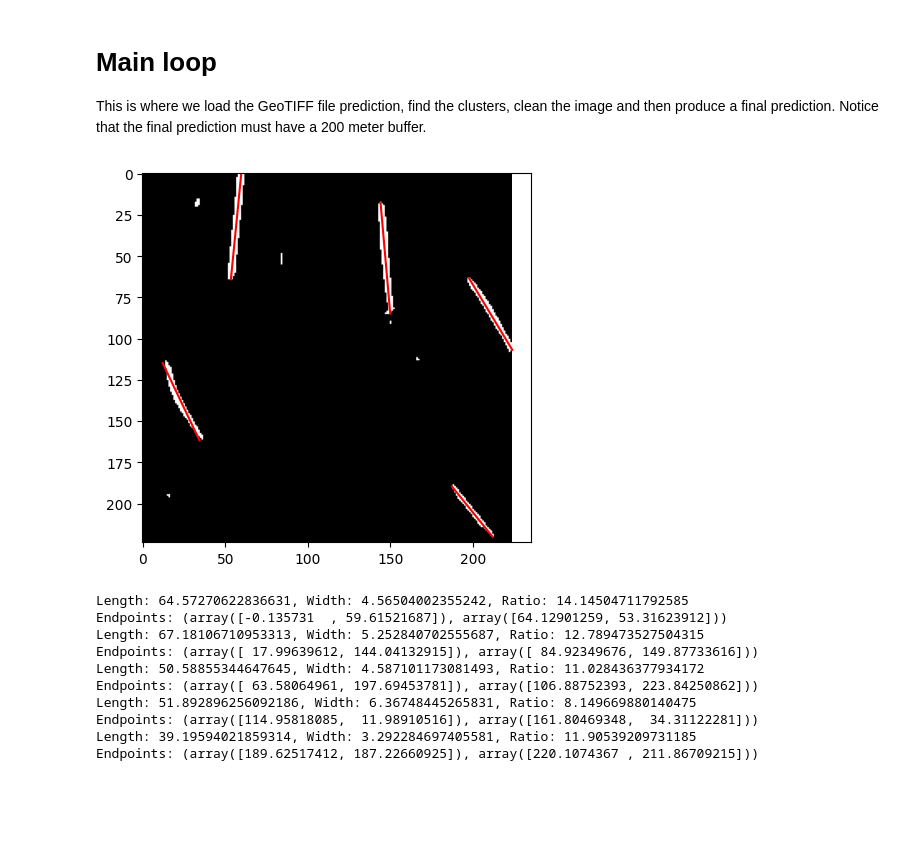
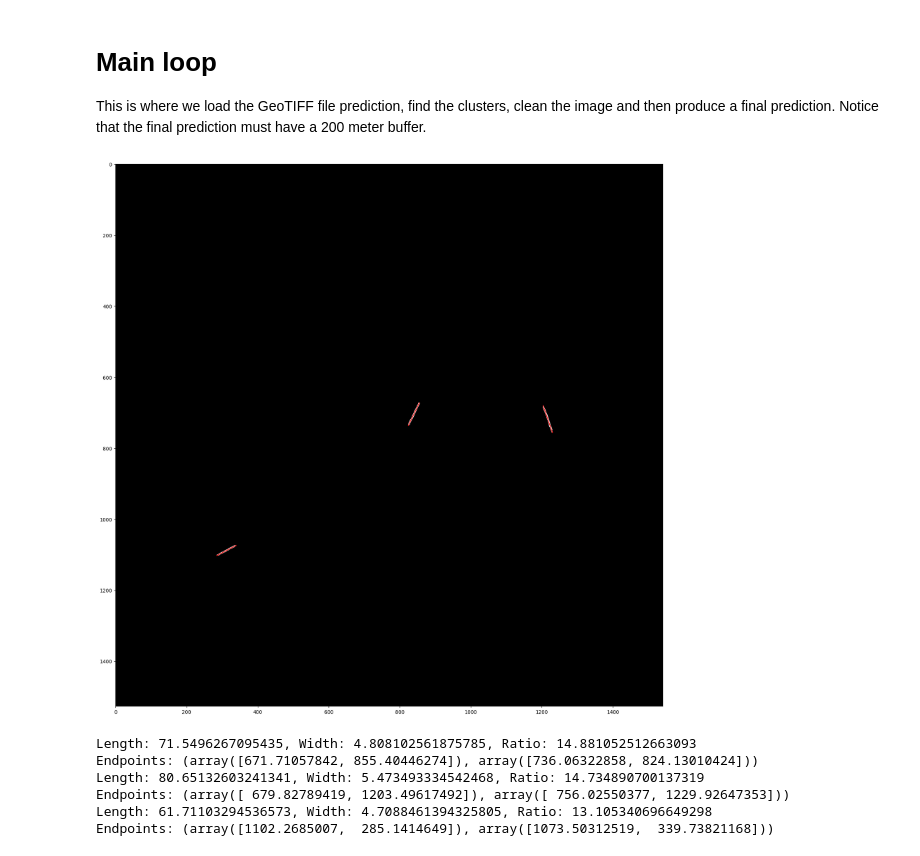
Before and after one commit to liangchow/zindi-amazon-secret-runway, a Jupyter notebook: image_cleaning.ipynb, the cells around one changed output. Saved outputs shown, nothing was run; the diff lists cells and outputs as text; code cells hidden in the pictures; blank space fills up the shorter version.

Commit message:
Last update of the day. The cluster analysis reject clusters if the "width" of the PCA is below a fixed value and if the "length" is below a fixed value (assuming it doesn't intersect the bounding box). This removes long wiggly road segments.

```diff
--- a/image_cleaning.ipynb
+++ b/image_cleaning.ipynb
@@ -87,8 +87,12 @@ Here's a method to identify clusters, fit lines to each one, and extract the end
 3.   **Extract Lengths and Calculate Length/Width Ratios:** Once we have the principal component direction, calculate the length of the line by projecting the points onto the main axis. The width can be computed as the spread of points orthogonal to this main axis, allowing for length-to-width ratio calculations.
 4.   **Reject bad clusters:** Airstrips are long and narrow. In the training set, the shortest LINESTRING was 376 meters. With a 20-meter buffer, the mininal lenght of the prediction shoud be over 400 meters. If we reject all clusters that do not intersect the bounding box, and are less than 300 meters long (30 pixels), we shoud remove almost all short road or dry river bed segments. For clusters that intersect the bounding box, we are not going to cut them based on the line segment lenght. If it looks like a problem, we'll devise a different cut.
 # %%
-def process_clusters(binary_mask, min_length=30):
-    # Identify clusters in the binary mask
+def process_clusters(binary_mask, min_length=30, max_width=6):
+    """
+    Identifies and processes clusters (connected components) in the binary mask.
+    """
+
+    # Label connected components in the mask
     labeled_mask = label(binary_mask)
     clusters = regionprops(labeled_mask)
     image_height, image_width = binary_mask.shape  # Get image dimensions
@@ -96,6 +100,12 @@ def process_clusters(binary_mask, min_length=30):
     lines = []
 
     for cluster in clusters:
+        # Check if the cluster has enough points for PCA
+        if cluster.area < 2:  # At least 2 points needed for PCA
+            # Handle clusters with insufficient points (e.g., skip, merge, etc.)
+            print(f"Skipping cluster with {cluster.area} points - insufficient for PCA.")
+            continue  # Skip this cluster
+
         # Extract the coordinates of the pixels in the cluster
         coords = cluster.coords
 
@@ -125,8 +135,8 @@ def process_clusters(binary_mask, min_length=30):
         )
 
 
-        # Filter based on length and border condition
-        if (length >= min_length and not touches_border) or (touches_border):
+        # Filter based on length and border condition and width
+        if (width <= max_width) and ((length >= min_length and not touches_border) or (touches_border)):
             # Get endpoints of the line along the main axis
             endpoint1 = pca.mean_ + direction * (min_proj - pca.mean_ @ direction)
             endpoint2 = pca.mean_ + direction * (max_proj - pca.mean_ @ direction)
@@ -140,6 +150,7 @@ def process_clusters(binary_mask, min_length=30):
     return lines
 # %%
 def plot_clusters_and_lines(binary_mask, lines):
+    plt.figure(figsize=(20,20))  # Set figure size
     plt.imshow(binary_mask, cmap="gray")
     for line in lines:
         (x1, y1), (x2, y2) = line["endpoints"]
@@ -260,39 +271,35 @@ def create_mask_from_geojson(geojson_data, geotiff_path, output_path):
 This is where we load the GeoTIFF file prediction, find the clusters,
 clean the image and then produce a final prediction. Notice that the final prediction must have a 200 meter buffer.
 # %%
-geotiff_path = '/content/drive/MyDrive/Zindi-Amazon/Studies/model_20241030_20m_lr0005_B4_B3_B2_VV/aoi_2021_04_prediction_mosaic.tif'
+geotiff_path = '/content/drive/MyDrive/Zindi-Amazon/Studies/model_20241030_20m_lr0005_B4_B3_B2_VV/aoi_2022_01_prediction_mosaic.tif'
 binary_mask = load_binary_mask_from_geotiff(geotiff_path)
 lines = process_clusters(binary_mask)
 
 plot_clusters_and_lines(binary_mask, lines)
 
 
 # Output the line information
 for line in lines:
     print(f"Length: {line['length']}, Width: {line['width']}, Ratio: {line['ratio']}")
     print(f"Endpoints: {line['endpoints']}")
 
 
 # Convert lines to GeoJSON object.
 geojson_data = lines_to_geojson(lines, geotiff_path)
 
 
 # Create final mask:
-create_mask_from_geojson(geojson_data, geotiff_path, 'new_mask.tif')
+create_mask_from_geojson(geojson_data, geotiff_path, 'aoi_2022_01_prediction_final.tif')
 
 
 # Save to a file (optional)
 #with open('lines.geojson', 'w') as f:
 #    json.dump(geojson_data, f, indent=2)
 # %% [output]
-[figure, old version]
+[figure, new version]
-Length: 64.57270622836631, Width: 4.56504002355242, Ratio: 14.14504711792585
-Endpoints: (array([-0.135731  , 59.61521687]), array([64.12901259, 53.31623912]))
-Length: 67.18106710953313, Width: 5.252840702555687, Ratio: 12.789473527504315
-Endpoints: (array([ 17.99639612, 144.04132915]), array([ 84.92349676, 149.87733616]))
-Length: 50.58855344647645, Width: 4.587101173081493, Ratio: 11.028436377934172
-Endpoints: (array([ 63.58064961, 197.69453781]), array([106.88752393, 223.84250862]))
-Length: 51.892896256092186, Width: 6.36748445265831, Ratio: 8.149669880140475
-Endpoints: (array([114.95818085,  11.98910516]), array([161.80469348,  34.31122281]))
-Length: 39.19594021859314, Width: 3.292284697405581, Ratio: 11.90539209731185
-Endpoints: (array([189.62517412, 187.22660925]), array([220.1074367 , 211.86709215]))
+Length: 71.5496267095435, Width: 4.808102561875785, Ratio: 14.881052512663093
+Endpoints: (array([671.71057842, 855.40446274]), array([736.06322858, 824.13010424]))
+Length: 80.65132603241341, Width: 5.473493334542468, Ratio: 14.734890700137319
+Endpoints: (array([ 679.82789419, 1203.49617492]), array([ 756.02550377, 1229.92647353]))
+Length: 61.71103294536573, Width: 4.7088461394325805, Ratio: 13.105340696649298
+Endpoints: (array([1102.2685007,  285.1414649]), array([1073.50312519,  339.73821168]))
```
